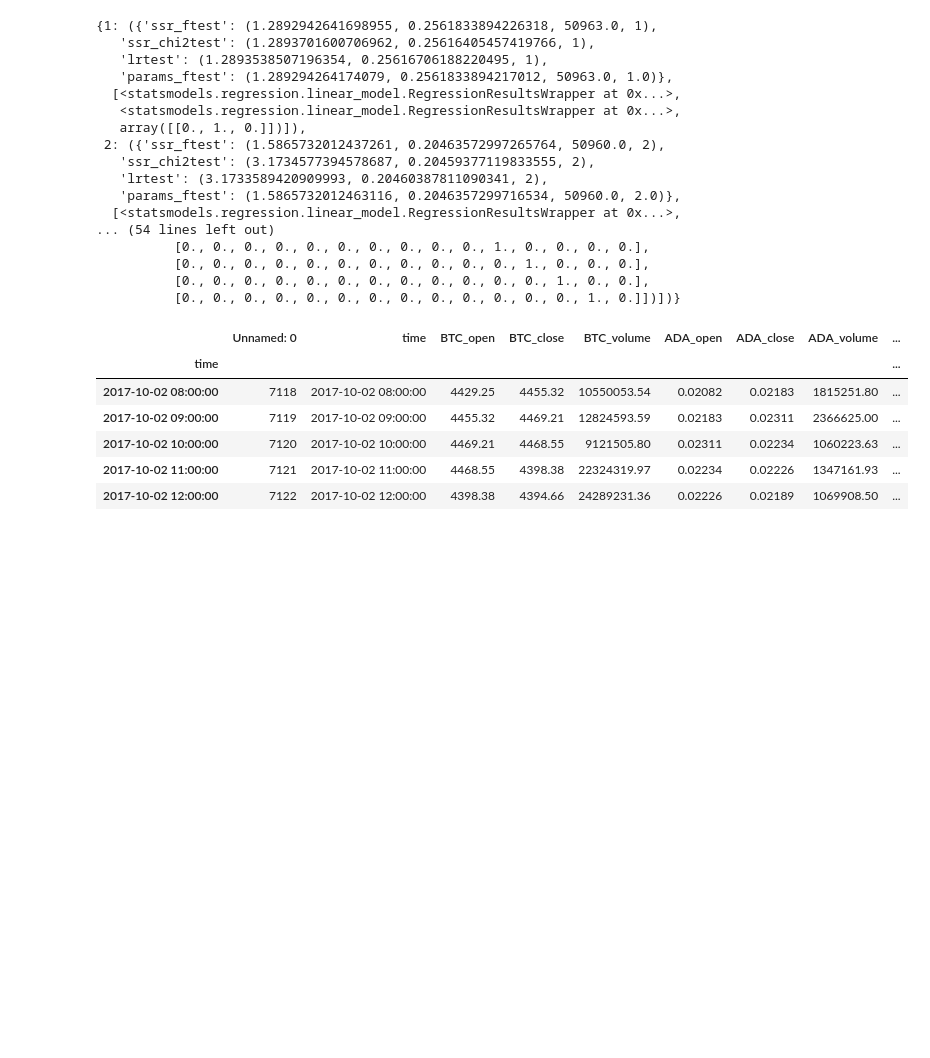
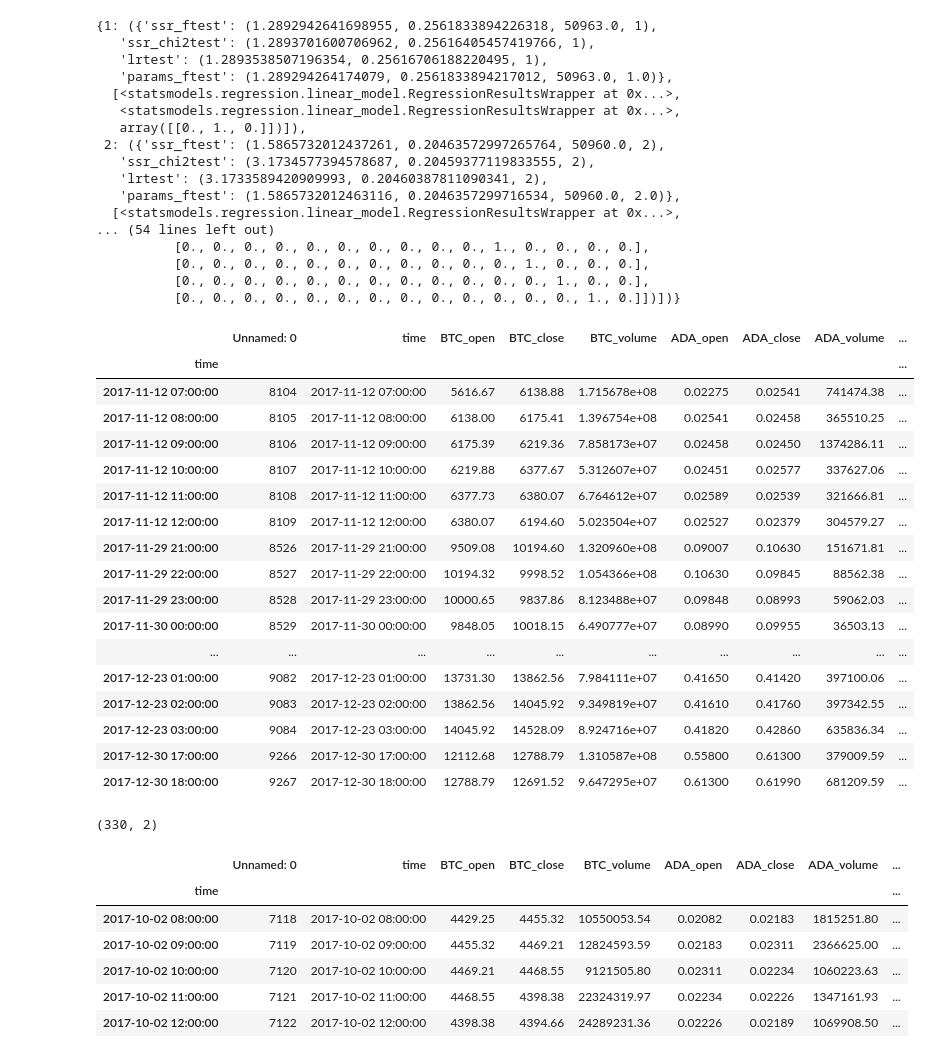
Before and after one commit to saamirsham/Crypto-Chronos-Trading-Algo, a Jupyter notebook: 02_preprocessing/01_pre-processing.ipynb, the cells around one changed output. Saved outputs shown, nothing was run; the diff lists cells and outputs as text; code cells hidden in the pictures; blank space fills up the shorter version.

```diff
--- a/02_preprocessing/01_pre-processing.ipynb
+++ b/02_preprocessing/01_pre-processing.ipynb
@@ -141,5 +127,25 @@ def find_windows_after_rise(df, threshold):
 # %%
 windows_after_rise = find_windows_after_rise(df, 5)
+windows_after_rise.head(50)
+# %% [output]
+|  | Unnamed: 0 | time | BTC_open | BTC_close | BTC_volume | ADA_open | ADA_close | ADA_volume | ... |
+| time |  |  |  |  |  |  |  |  | ... |
+| 2017-11-12 07:00:00 | 8104 | 2017-11-12 07:00:00 | 5616.67 | 6138.88 | 1.715678e+08 | 0.02275 | 0.02541 | 741474.38 | ... |
+| 2017-11-12 08:00:00 | 8105 | 2017-11-12 08:00:00 | 6138.00 | 6175.41 | 1.396754e+08 | 0.02541 | 0.02458 | 365510.25 | ... |
+| 2017-11-12 09:00:00 | 8106 | 2017-11-12 09:00:00 | 6175.39 | 6219.36 | 7.858173e+07 | 0.02458 | 0.02450 | 1374286.11 | ... |
+| 2017-11-12 10:00:00 | 8107 | 2017-11-12 10:00:00 | 6219.88 | 6377.67 | 5.312607e+07 | 0.02451 | 0.02577 | 337627.06 | ... |
+| 2017-11-12 11:00:00 | 8108 | 2017-11-12 11:00:00 | 6377.73 | 6380.07 | 6.764612e+07 | 0.02589 | 0.02539 | 321666.81 | ... |
+| 2017-11-12 12:00:00 | 8109 | 2017-11-12 12:00:00 | 6380.07 | 6194.60 | 5.023504e+07 | 0.02527 | 0.02379 | 304579.27 | ... |
+| 2017-11-29 21:00:00 | 8526 | 2017-11-29 21:00:00 | 9509.08 | 10194.60 | 1.320960e+08 | 0.09007 | 0.10630 | 151671.81 | ... |
+| 2017-11-29 22:00:00 | 8527 | 2017-11-29 22:00:00 | 10194.32 | 9998.52 | 1.054366e+08 | 0.10630 | 0.09845 | 88562.38 | ... |
+| 2017-11-29 23:00:00 | 8528 | 2017-11-29 23:00:00 | 10000.65 | 9837.86 | 8.123488e+07 | 0.09848 | 0.08993 | 59062.03 | ... |
+| 2017-11-30 00:00:00 | 8529 | 2017-11-30 00:00:00 | 9848.05 | 10018.15 | 6.490777e+07 | 0.08990 | 0.09955 | 36503.13 | ... |
+| ... | ... | ... | ... | ... | ... | ... | ... | ... | ... |
+| 2017-12-23 01:00:00 | 9082 | 2017-12-23 01:00:00 | 13731.30 | 13862.56 | 7.984111e+07 | 0.41650 | 0.41420 | 397100.06 | ... |
+| 2017-12-23 02:00:00 | 9083 | 2017-12-23 02:00:00 | 13862.56 | 14045.92 | 9.349819e+07 | 0.41610 | 0.41760 | 397342.55 | ... |
+| 2017-12-23 03:00:00 | 9084 | 2017-12-23 03:00:00 | 14045.92 | 14528.09 | 8.924716e+07 | 0.41820 | 0.42860 | 635836.34 | ... |
+| 2017-12-30 17:00:00 | 9266 | 2017-12-30 17:00:00 | 12112.68 | 12788.79 | 1.310587e+08 | 0.55800 | 0.61300 | 379009.59 | ... |
+| 2017-12-30 18:00:00 | 9267 | 2017-12-30 18:00:00 | 12788.79 | 12691.52 | 9.647295e+07 | 0.61300 | 0.61990 | 681209.59 | ... |
 # %%
 def find_lag_times(windows_after_rise, threshold, ticker):
     lag_times = []
@@ -168,6 +174,9 @@ def find_lag_times(windows_after_rise, threshold, ticker):
     return lag_times_df
 # %%
 lag_times_df = find_lag_times(windows_after_rise, 3, 'ADA')
+lag_times_df.shape
+# %% [output]
+(330, 2)
 # %%
 lag_times_df.index = windows_after_rise.index
 target_df = windows_after_rise.join(lag_times_df, how='left')
```
Also changed, not shown: parts of 1 cell of this notebook, 27 other files.
